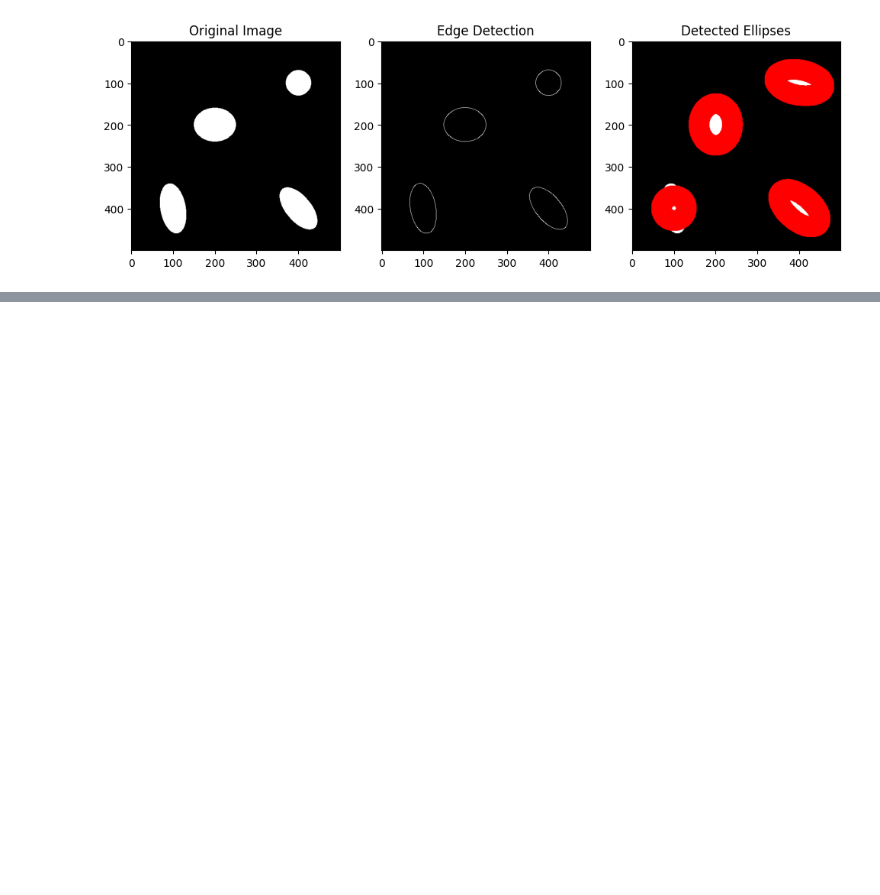
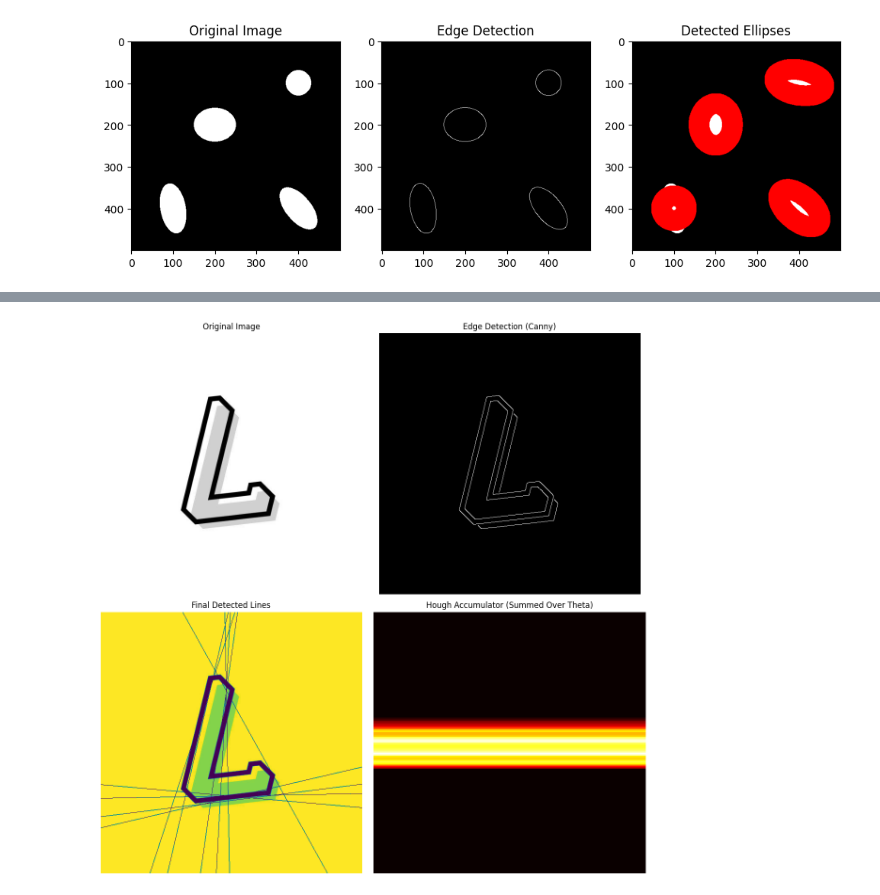
Before and after one commit to RawanAhmed444/VisionCraft-Interactive-Image-Processing-App, a Jupyter notebook: pyQt/src/testing_processors.ipynb, the cells around one changed output, grey strips where cells are left out. Cells and saved outputs as stored; diff of their text form; code cells hidden in the pictures; blank space fills up the shorter version.

```diff
--- a/pyQt/src/testing_processors.ipynb
+++ b/pyQt/src/testing_processors.ipynb
@@ -2365,0 +3153,49 @@ plt.show()
+# %%
+import cv2
+import numpy as np
+import matplotlib.pyplot as plt
+import math
+def canny_edge_detection(image, low_threshold=50, high_threshold=150):
+    """Applies Canny edge detection."""
+    return cv2.Canny(image, low_threshold, high_threshold)
+
+
+# Load test image
+image =lshape_image_gray
+
+num_rho, num_theta = 180, 180
+accumulator = np.zeros((num_rho, num_theta))
+
+# Compute Hough Space
+output_image, filtered_lines, detected_lines, accumulator, thetas= detect_lines(image, num_rho, num_theta)
+
+
+# Step 5: Visualization
+fig, axs = plt.subplots(2, 2, figsize=(12, 12))
+
+# Plot 1: Original Image
+axs[0, 0].imshow(image, cmap='gray')
+axs[0, 0].set_title("Original Image")
+axs[0, 0].axis("off")
+
+# Plot 2: Blurred Image
+axs[0, 1].imshow(edges, cmap='gray')
+axs[0, 1].set_title("Edge Detection (Canny)")
+axs[0, 1].axis("off")
+
+# Plot 3: Edge Detection
+axs[1, 0].imshow(output_image)
+axs[1, 0].set_title("Final Detected Lines")
+axs[1, 0].axis("off")
+
+# Plot 4: Hough Accumulator Heatmap
+accumulator_projection = np.sum(accumulator, axis=1)  # Summing over theta
+axs[1, 1].imshow(accumulator_projection[:, np.newaxis], cmap='hot', aspect='auto')
+axs[1, 1].set_title("Hough Accumulator (Summed Over Theta)")
+axs[1, 1].axis("off")
+
+# Show all plots
+plt.tight_layout()
+plt.show()
+# %% [output]
+[figure, added]
```
Also changed, not shown: parts of 22 cells of this notebook, 18 other files.
